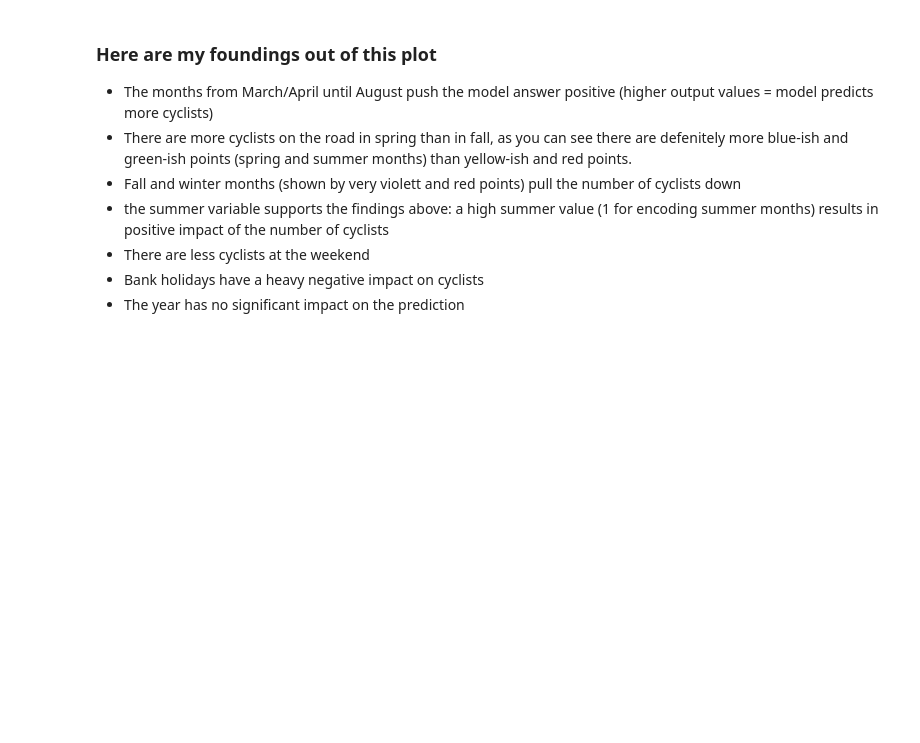
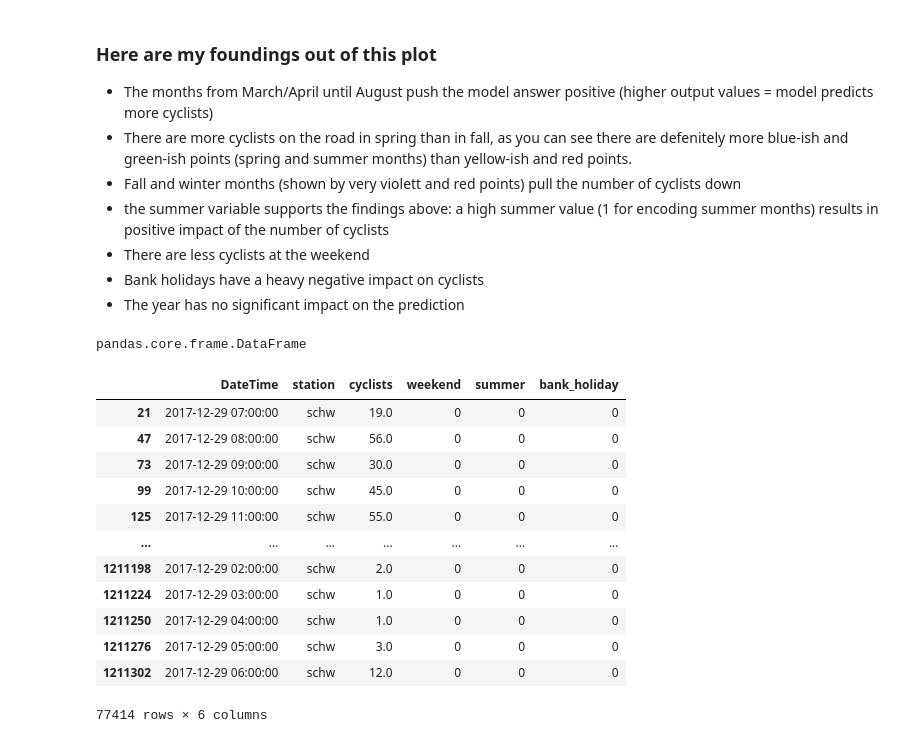
Before and after one commit to phisinger/BerlinBikeCount, a Jupyter notebook: src/Forecasting_notebook.ipynb, the cells around one changed output. Saved outputs shown, nothing was run; the diff lists cells and outputs as text; code cells hidden in the pictures; blank space fills up the shorter version.

```diff
--- a/src/Forecasting_notebook.ipynb
+++ b/src/Forecasting_notebook.ipynb
@@ -424,3 +412,27 @@ shap.summary_plot(shap_values, test_X, alpha=1,
 - There are less cyclists at the weekend
 - Bank holidays have a heavy negative impact on cyclists
 - The year has no significant impact on the prediction
+# %%
+# Testing !!!DELETE!!!
+
+data_resample = data_augmented
+data_resample = data_resample.resample('D', on='DateTime').mean()
+type(data_resample)
+# %% [output]
+pandas.core.frame.DataFrame
+# %%
+data_augmented.loc[data_augmented["station"] == "schw"]
+# %% [output]
+|  | DateTime | station | cyclists | weekend | summer | bank_holiday |
+| 21 | 2017-12-29 07:00:00 | schw | 19.0 | 0 | 0 | 0 |
+| 47 | 2017-12-29 08:00:00 | schw | 56.0 | 0 | 0 | 0 |
+| 73 | 2017-12-29 09:00:00 | schw | 30.0 | 0 | 0 | 0 |
+| 99 | 2017-12-29 10:00:00 | schw | 45.0 | 0 | 0 | 0 |
+| 125 | 2017-12-29 11:00:00 | schw | 55.0 | 0 | 0 | 0 |
+| ... | ... | ... | ... | ... | ... | ... |
+| 1211198 | 2017-12-29 02:00:00 | schw | 2.0 | 0 | 0 | 0 |
+| 1211224 | 2017-12-29 03:00:00 | schw | 1.0 | 0 | 0 | 0 |
+| 1211250 | 2017-12-29 04:00:00 | schw | 1.0 | 0 | 0 | 0 |
+| 1211276 | 2017-12-29 05:00:00 | schw | 3.0 | 0 | 0 | 0 |
+| 1211302 | 2017-12-29 06:00:00 | schw | 12.0 | 0 | 0 | 0 |
+77414 rows × 6 columns
```
Also changed, not shown: parts of 4 cells of this notebook, 2 other files.
